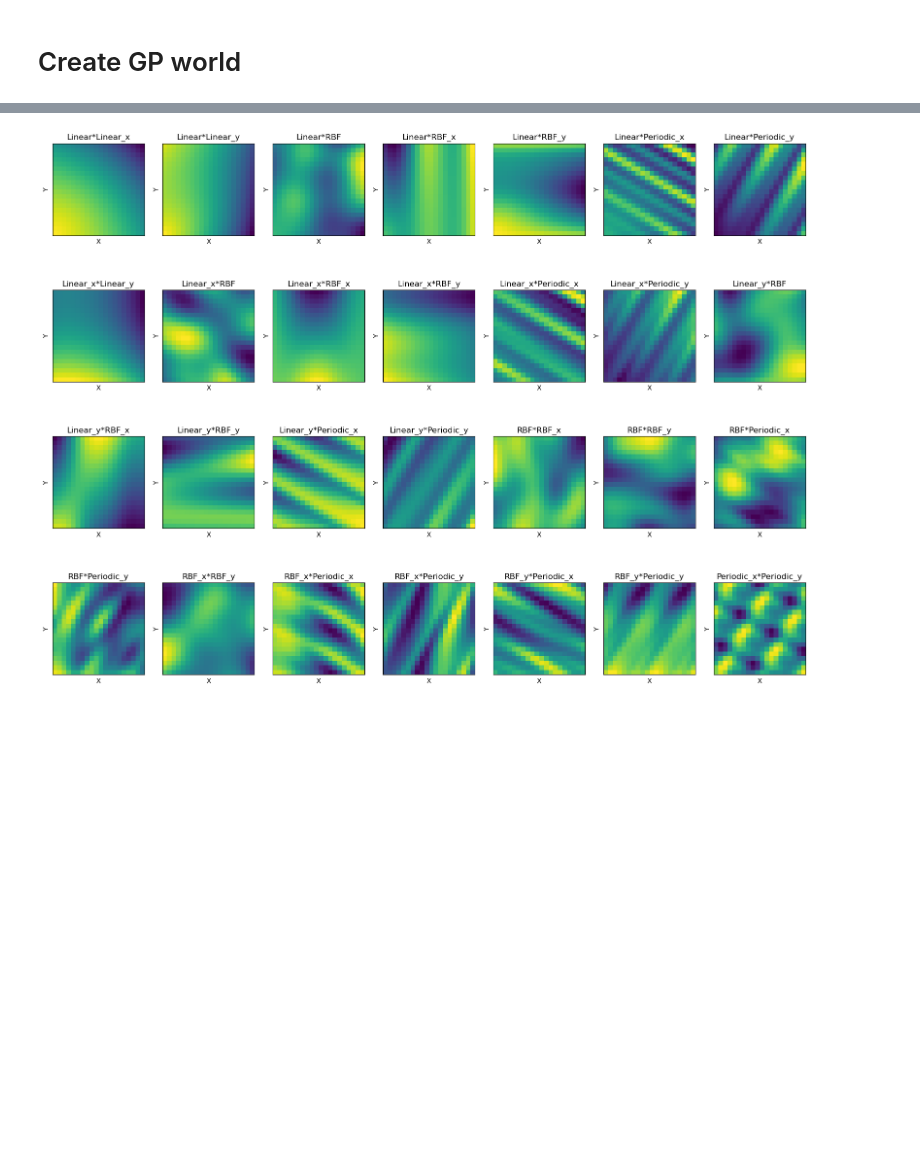
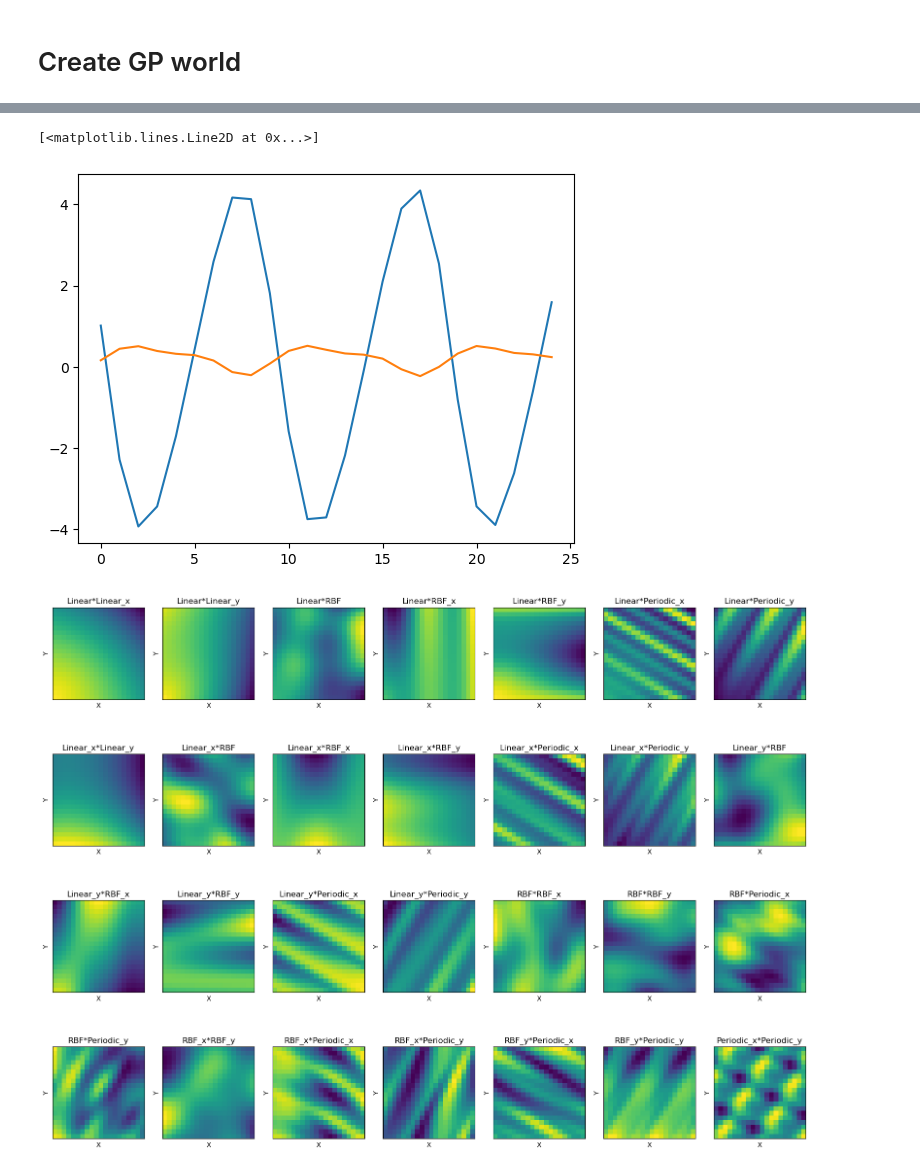
Before and after one commit to tgham/context_exploration, a Jupyter notebook: GP_worlds.ipynb, the cells around one changed output, grey strips where cells are left out. Saved outputs shown, nothing was run; the diff lists cells and outputs as text; code cells hidden in the pictures; blank space fills up the shorter version.

```diff
--- a/GP_worlds.ipynb
+++ b/GP_worlds.ipynb
@@ -216,3 +241,9 @@ for ki, k in enumerate(koi):
+# %%
+plt.plot(post_mean[0])
+plt.plot(samples[0])
+# %% [output]
+[<matplotlib.lines.Line2D at 0x...>]
+[figure, added]
 # %%
 ## get all possible products of kernels (i.e. K1*K2 from koi)
 combo_koi = list(itertools.combinations(koi, 2))
```
Also changed, not shown: parts of 3 cells of this notebook.
